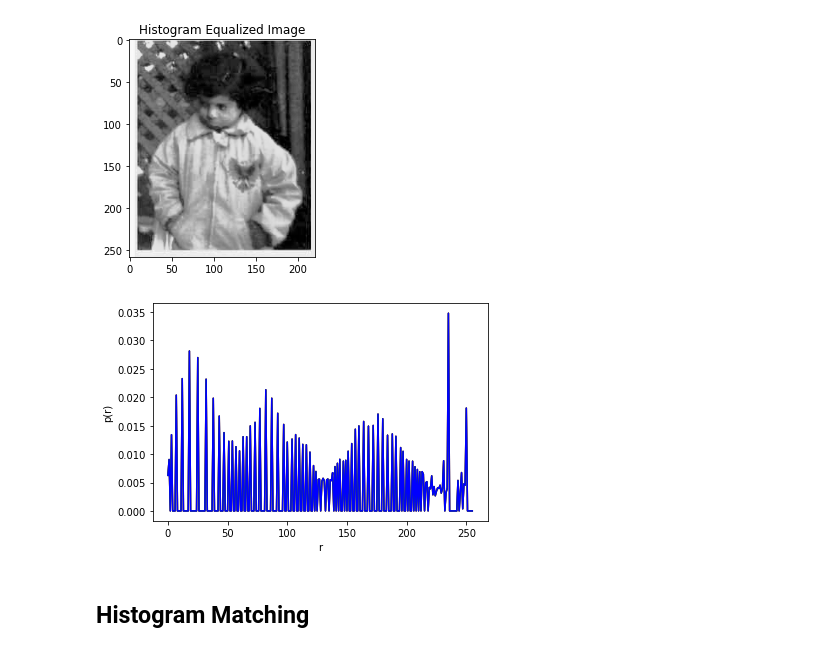
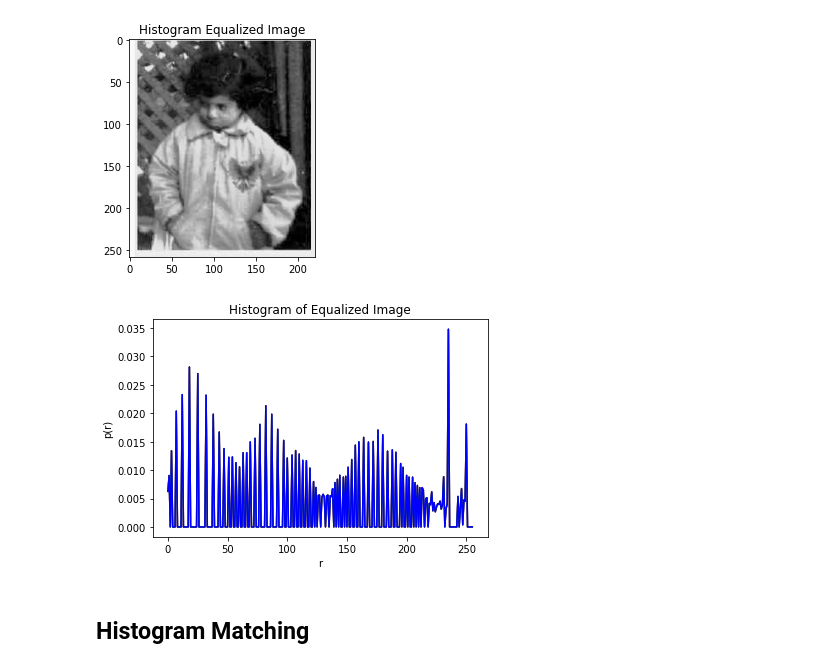
Before and after one commit to rad-mit/CS5102-Digital-Image-Processing-Project, a Jupyter notebook: Assignments/Assignment-5/DIP_Assignment_5.ipynb, the cells around one changed output. Saved outputs shown, nothing was run; the diff lists cells and outputs as text; code cells hidden in the pictures.

```diff
--- a/Assignments/Assignment-5/DIP_Assignment_5.ipynb
+++ b/Assignments/Assignment-5/DIP_Assignment_5.ipynb
@@ -153,34 +151,35 @@ for k in range(256):
            if k==img_s[i][j][1]:
               hgt_g[k]+=1
            if k==img_s[i][j][2]:
               hgt_b[k]+=1
 """
 
 for i in range(img_d_height):
    for j in range (img_d_width):
       b=img_d[i][j][0]
       hgd_b[b]+=1
       g=img_d[i][j][1]
       hgd_g[g]+=1
       r=img_d[i][j][2]
       hgd_r[r]+=1
 
 hgd_r=np.array(hgd_r)
 hgd_g=np.array(hgd_g)
 hgd_b=np.array(hgd_b)
 pt_r=hgd_r/(img_d_width*img_d_height)
 pt_g=hgd_g/(img_d_width*img_d_height)
 pt_b=hgd_b/(img_d_width*img_d_height)
 
 
 plt.plot(pt_r, color='r',label='r')
 plt.plot(pt_g,color='g',label='g')
 plt.plot(pt_b,color='b',label='b')
 plt.xlabel("r")
 plt.ylabel("p(r)")
+plt.title("Histogram of Equalized Image")
 plt.show()
 # %% [output]
-[figure, old version]
+[figure, new version]
 # %% [markdown]
 ## Histogram Matching
 # %%
```
Also changed, not shown: parts of 10 cells of this notebook.
